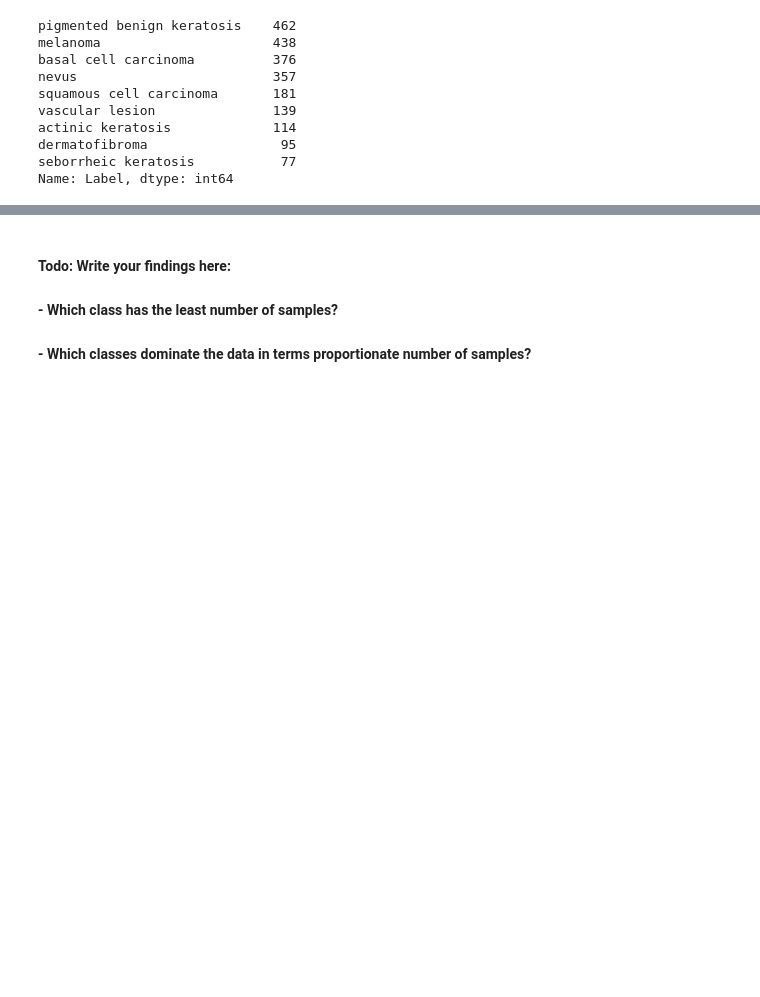
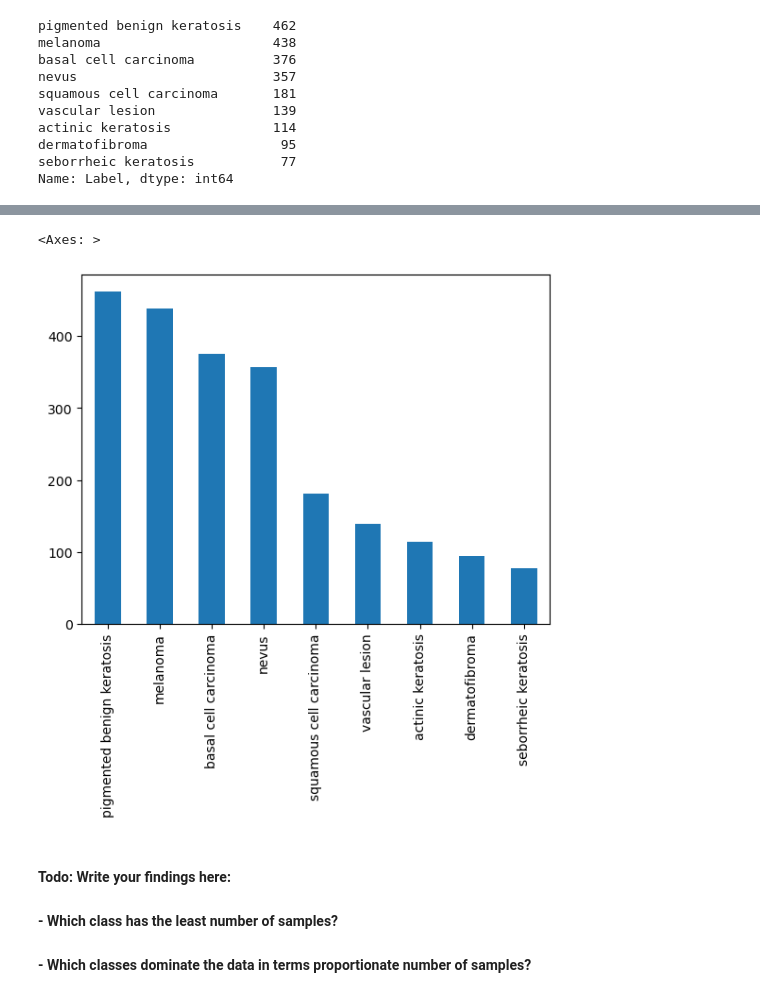
Before and after one commit to palashbaranwal/cancer_detection, a Jupyter notebook: palash_baranwal_nn.ipynb, the cells around one changed output, grey strips where cells are left out. Drawn from its saved outputs; the diff is of its cells as text; code cells hidden in the pictures; blank space fills up the shorter version.

```diff
--- a/palash_baranwal_nn.ipynb
+++ b/palash_baranwal_nn.ipynb
@@ -529,14 +552,14 @@ This might be because of a) Excessive Data Augmentation b)Mismatch between Train
 #### **Todo:** Find the distribution of classes in the training dataset.
 #### **Context:** Many times real life datasets can have class imbalance, one class can have proportionately higher number of samples compared to the others. Class imbalance can have a detrimental effect on the final model quality. Hence as a sanity check it becomes important to check what is the distribution of classes in the data.
 # %%
-path_list=[]
-lesion_list=[]
+path_list = []
+cancer_lesion_list = []
+
 for i in class_names:
-
     for j in data_dir_train.glob(i+'/*.jpg'):
         path_list.append(str(j))
-        lesion_list.append(i)
-dataframe_dict_original = dict(zip(path_list, lesion_list))
+        cancer_lesion_list.append(i)
+dataframe_dict_original = dict(zip(path_list, cancer_lesion_list))
 original_df = pd.DataFrame(list(dataframe_dict_original.items()),columns = ['Path','Label'])
 original_df
 # %% [output]
@@ -554,7 +577,8 @@ original_df
 | 2238 | files/Train/vascular lesion/ISIC_... | vascular lesion |
 2239 rows × 2 columns
 # %%
-original_df['Label'].value_counts()
+lesion_split = original_df['Label'].value_counts()
+lesion_split
 # %% [output]
 pigmented benign keratosis    462
 melanoma                      438
@@ -580,3 +610,8 @@ plt.bar(class_names,count)
+# %%
+lesion_split.plot.bar()
+# %% [output]
+<Axes: >
+[figure, added]
 # %% [markdown]
 #### **Todo:** Write your findings here:
 #### - Which class has the least number of samples?
```
Also changed, not shown: parts of 31 cells of this notebook, 1 other file.
